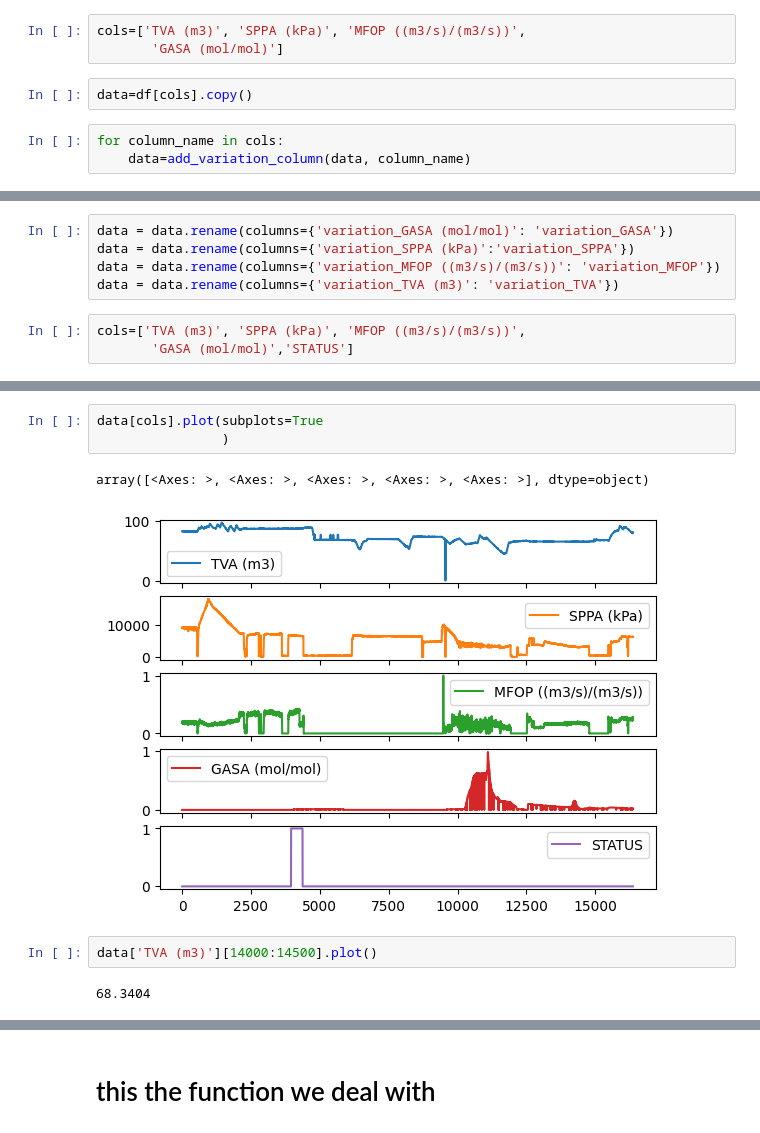
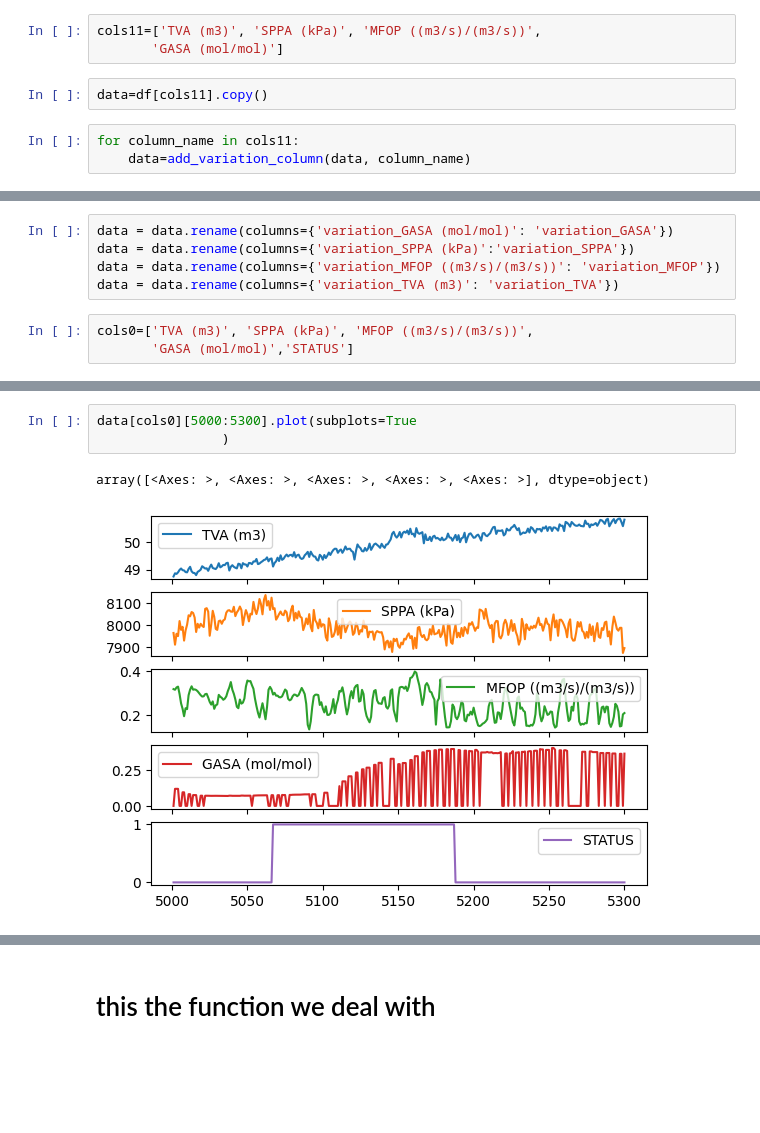
Before and after one commit to ABDESSAMED-tech/kick_detection, a Jupyter notebook: algorithme aproch/ALgorithme.ipynb, the cells around one changed output, grey strips where cells are left out. Saved outputs shown, nothing was run; the diff lists cells and outputs as text; blank space fills up the shorter version.

```diff
--- a/algorithme aproch/ALgorithme.ipynb
+++ b/algorithme aproch/ALgorithme.ipynb
@@ -30,10 +25,10 @@ Index(['index', 'CHKP (kPa)', 'SPM1 (1/s)', 'SKNO', 'SPM2 (1/s)', 'SPM3 (1/s)',
 # %%
-cols=['TVA (m3)', 'SPPA (kPa)', 'MFOP ((m3/s)/(m3/s))',
+cols11=['TVA (m3)', 'SPPA (kPa)', 'MFOP ((m3/s)/(m3/s))',
        'GASA (mol/mol)']
 # %%
-data=df[cols].copy()
+data=df[cols11].copy()
 # %%
-for column_name in cols:
+for column_name in cols11:
     data=add_variation_column(data, column_name)
 # %%
 data=data.dropna()
@@ -74,5 +70,5 @@ data = data.rename(columns={'variation_SPPA (kPa)':'variation_SPPA'})
 data = data.rename(columns={'variation_MFOP ((m3/s)/(m3/s))': 'variation_MFOP'})
 data = data.rename(columns={'variation_TVA (m3)': 'variation_TVA'})
 # %%
-cols=['TVA (m3)', 'SPPA (kPa)', 'MFOP ((m3/s)/(m3/s))',
+cols0=['TVA (m3)', 'SPPA (kPa)', 'MFOP ((m3/s)/(m3/s))',
        'GASA (mol/mol)','STATUS']
@@ -90,10 +81,6 @@ array([<Axes: >, <Axes: >, <Axes: >, <Axes: >, <Axes: >], dtype=object)
 # %%
-data[cols].plot(subplots=True
+data[cols0][5000:5300].plot(subplots=True
                 )
 # %% [output]
 array([<Axes: >, <Axes: >, <Axes: >, <Axes: >, <Axes: >], dtype=object)
-[figure, old version]
+[figure, new version]
-# %%
-data['TVA (m3)'][14000:14500].plot()
-# %% [output]
-68.3404
```
Also changed, not shown: parts of 23 cells of this notebook, 10 other files.
